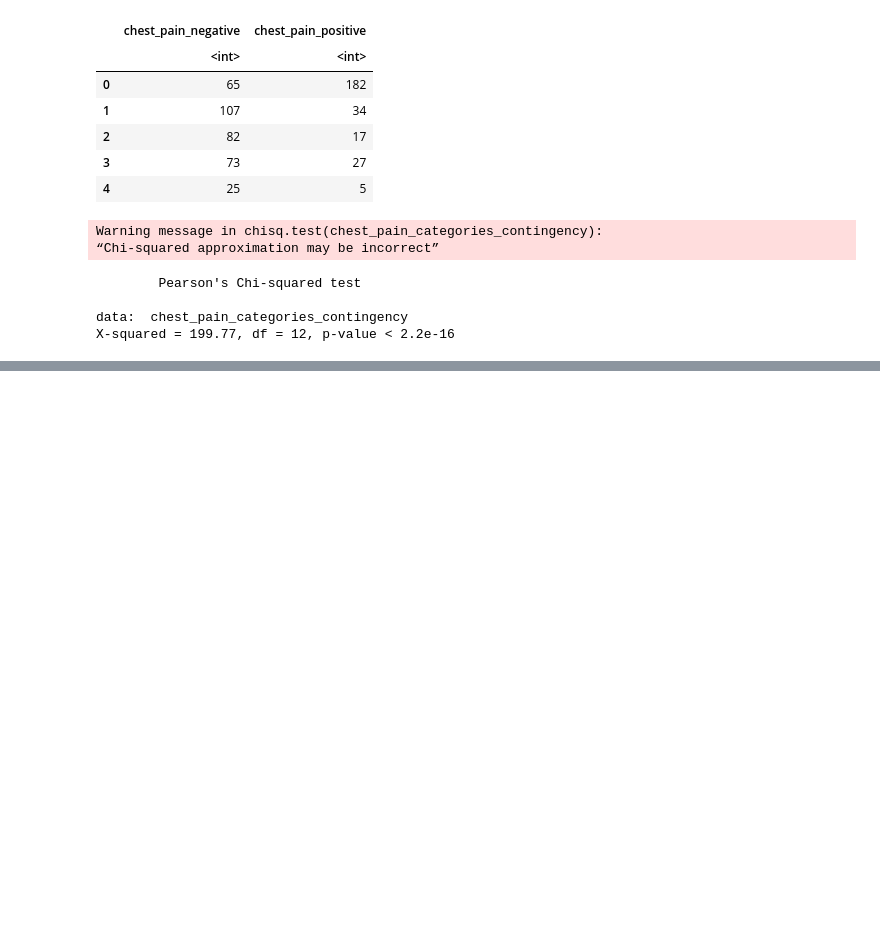
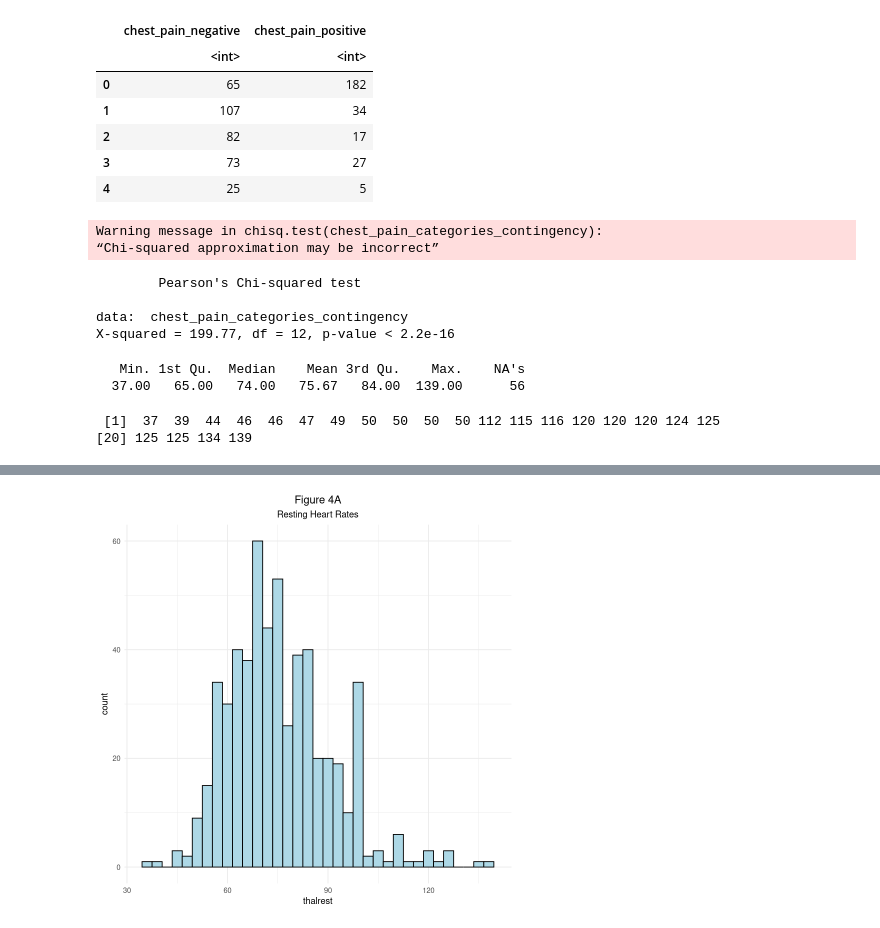
Before and after one commit to jerradmgenson/qdaim-proto, a Jupyter notebook: src/notebooks/dataset_analysis.ipynb, the cells around one changed output, grey strips where cells are left out. Saved outputs shown, nothing was run; the diff lists cells and outputs as text; code cells hidden in the pictures; blank space fills up the shorter version.

Commit message:
Add analysis of resting heart rate and blood pressure

```diff
--- a/src/notebooks/dataset_analysis.ipynb
+++ b/src/notebooks/dataset_analysis.ipynb
@@ -472,3 +463,19 @@ Warning message in chisq.test(chest_pain_categories_contingency):
 
 data:  chest_pain_categories_contingency
 X-squared = 199.77, df = 12, p-value < 2.2e-16
+# %%
+# Summary statistics for resting heart rate.
+summary(heart_disease_data$thalrest, na.rm=T)
+# %% [output]
+   Min. 1st Qu.  Median    Mean 3rd Qu.    Max.    NA's
+  37.00   65.00   74.00   75.67   84.00  139.00      56
+# %%
+# Resting heart rate potential outliers.
+outliers(heart_disease_data$thalrest)
+# %% [output]
+ [1]  37  39  44  46  46  47  49  50  50  50  50 112 115 116 120 120 120 124 125
+[20] 125 125 134 139
+# %%
+# Histogram of resting heart rates.
+ggplot(heart_disease_data, aes(x=thalrest)) + ggtitle(label='Figure 4A', subtitle='Resting Heart Rates') + geom_histogram(binwidth=3, color='black', fill='lightblue') + theme_minimal() + theme(plot.title = element_text(hjust = 0.5), plot.subtitle = element_text(hjust = 0.5))
+# %% [output]
@@ -474,0 +484 @@ X-squared = 199.77, df = 12, p-value < 2.2e-16
+[figure, added]
```
Also changed, not shown: parts of 23 cells of this notebook.
